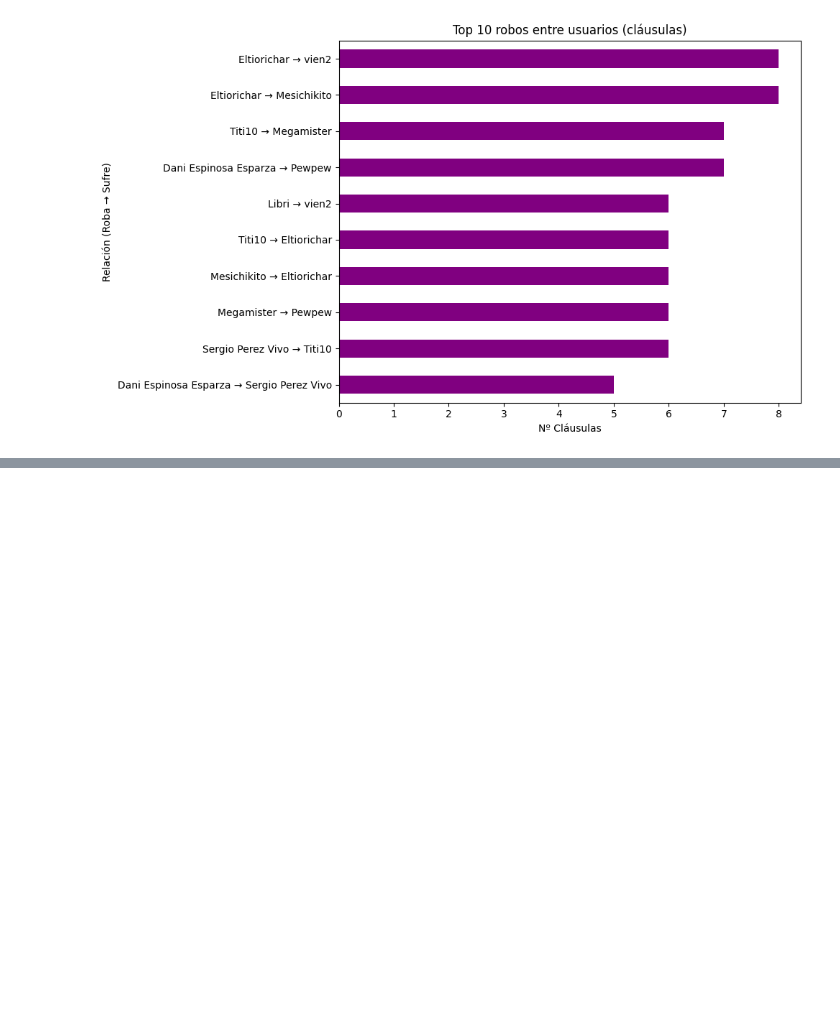
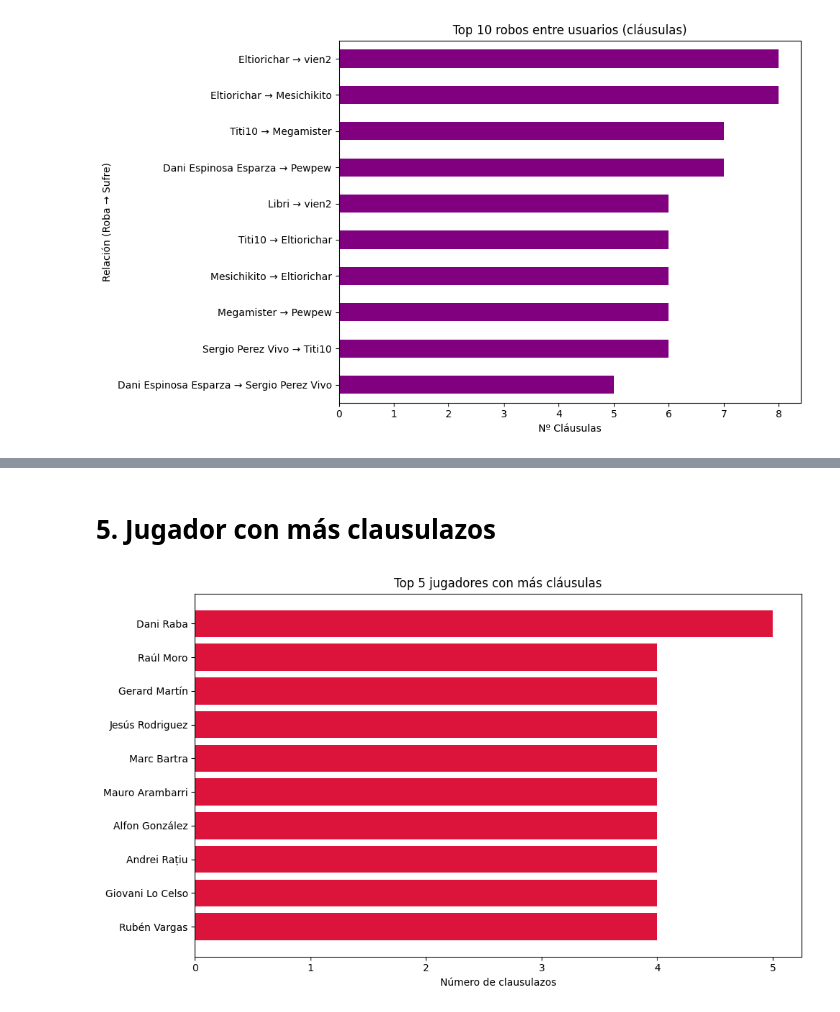
Before and after one commit to vien2/MisterBot, a Jupyter notebook: Mister/consultas_graficas.ipynb, the cells around one changed output, grey strips where cells are left out. Saved outputs shown, nothing was run; the diff lists cells and outputs as text; code cells hidden in the pictures; blank space fills up the shorter version.

Commit message:
Más gráficas y solucion propietario en datos_jugador

```diff
--- a/Mister/consultas_graficas.ipynb
+++ b/Mister/consultas_graficas.ipynb
@@ -132,0 +137,32 @@ plt.show()
+# %% [markdown]
+# 5. Jugador con más clausulazos
+# %%
+with conexion_db() as conn:
+    query = """
+        SELECT
+            nombre,
+            apellido,
+            COUNT(*) AS clausulazos
+        FROM dbo.v_transferencias
+        WHERE tipo_operacion = 'Cláusula'
+          AND fecha_transferencia BETWEEN '2024-08-15' AND '2025-06-30'
+        GROUP BY nombre, apellido
+        ORDER BY clausulazos DESC
+        LIMIT 10;
+    """
+    df_raw = pd.read_sql(query, conn)
+
+# Gráfico
+plt.figure(figsize=(10, 6))
+plt.barh(
+    df_raw['nombre'] + ' ' + df_raw['apellido'],
+    df_raw['clausulazos'],
+    color='crimson'
+)
+plt.xlabel('Número de clausulazos')
+plt.title('Top 5 jugadores con más cláusulas')
+plt.gca().invert_yaxis()
+plt.tight_layout()
+plt.show()
+# %% [output]
+[figure, added]
```
Also changed, not shown: parts of 49 cells of this notebook, 3 other files.
